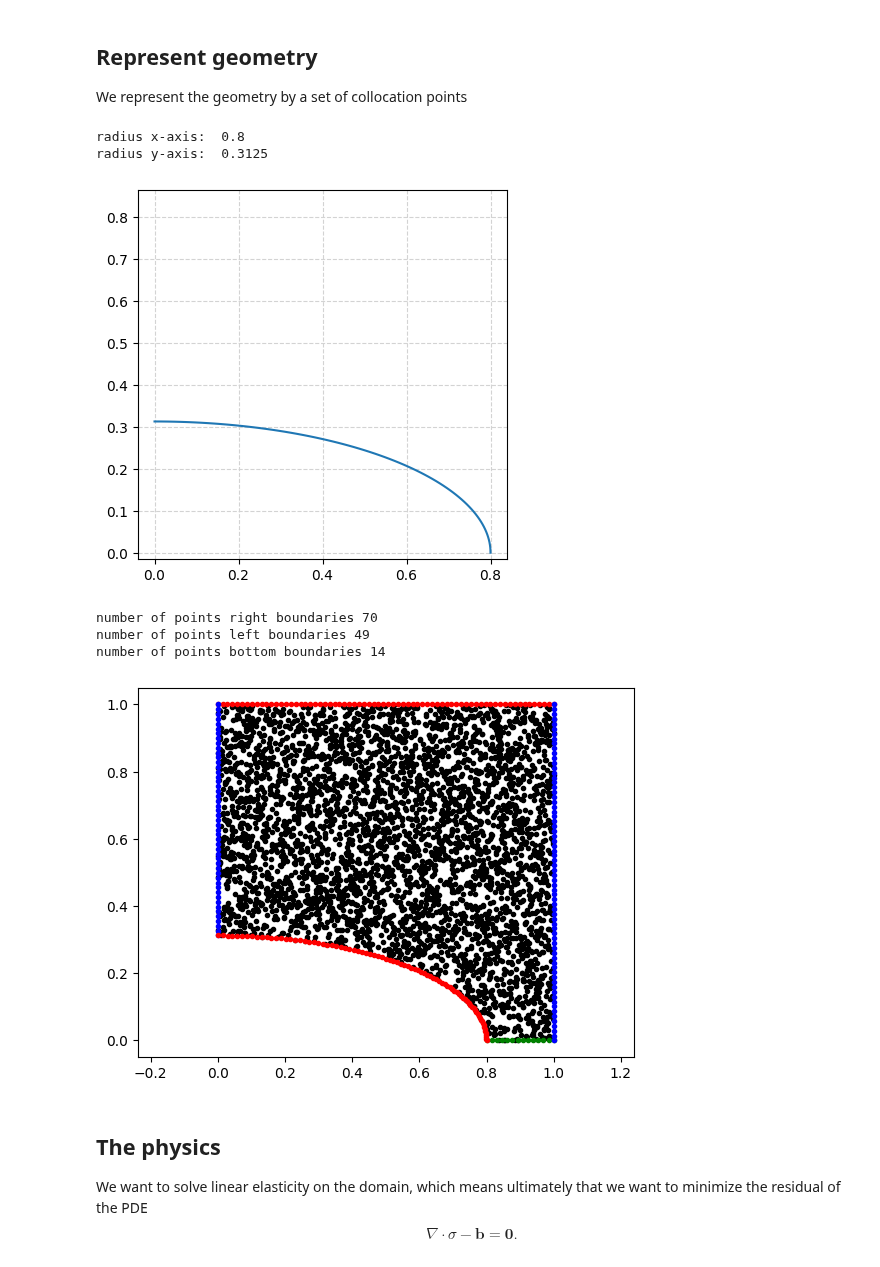
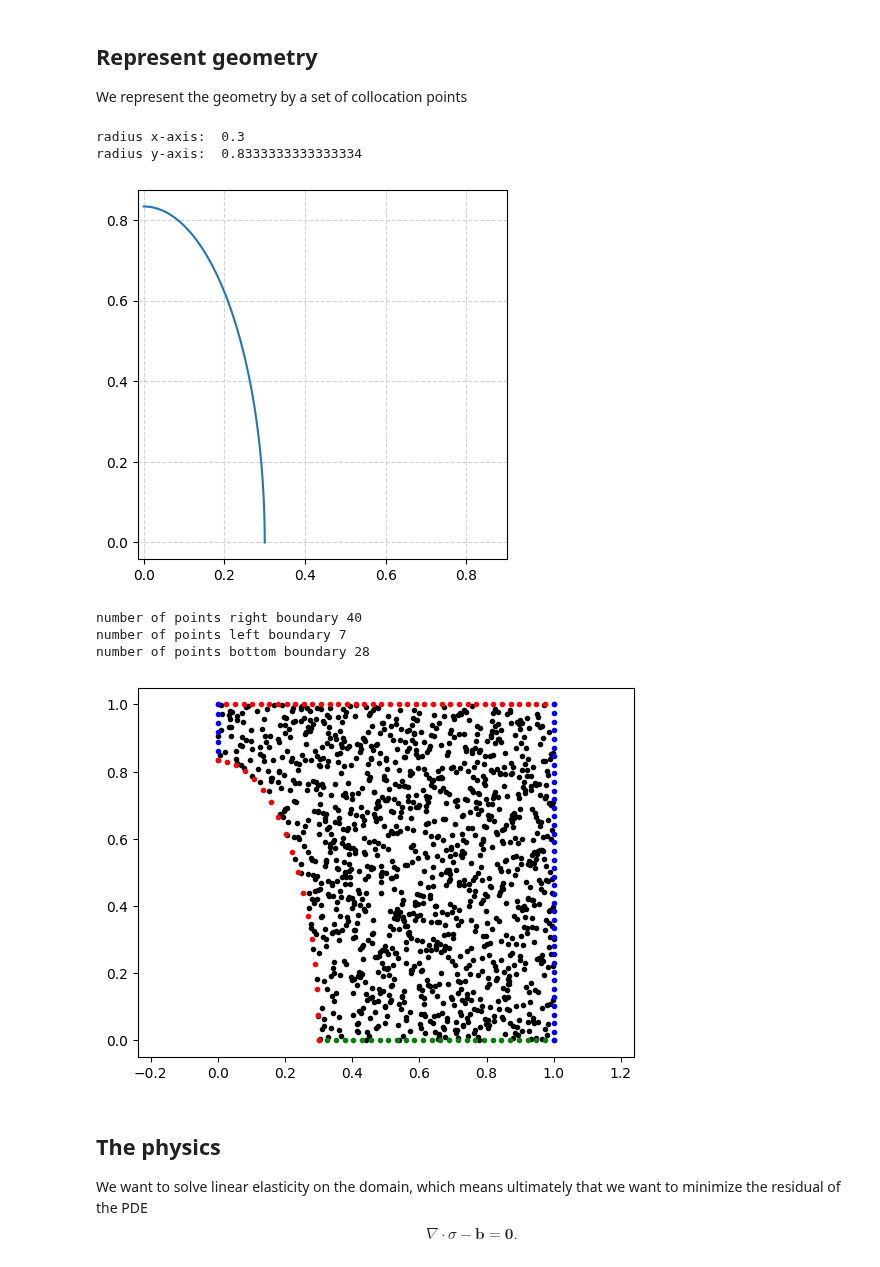
Before and after one commit to meyer-nils/numerical_examples, a Jupyter notebook: plate_hole_2d/ElliCHANGEDtorch.ipynb, the cells around one changed output. Saved outputs shown, nothing was run; the diff lists cells and outputs as text; code cells hidden in the pictures.

```diff
--- a/plate_hole_2d/ElliCHANGEDtorch.ipynb
+++ b/plate_hole_2d/ElliCHANGEDtorch.ipynb
@@ -12,14 +12,20 @@ import matplotlib.pyplot as plt
 import random
 from math import pi, ceil
 
-from global_constants import L, Re_x, B0, EPS0, MU, LBD, R
+#from global_constants import L, Re_x, B0, EPS0, MU, LBD, R
 
 
-Re_x = 0.8 #radius on the x-axis of the ellipse
+Re_x = 0.3 #radius on the x-axis of the ellipse
 SuAr= 0.25*pi   #surface area of the eclipse (= equal to SuAr of a circle with R=0.5)
 L = 1 #length of plate #info: muss noch gefixt werden -> momentan bei 1 lassen
-N = 70 #number of collocation Point in x-axis direction
+N = 40 #number of collocation Point in x-axis direction
 NN = ceil(N * (L-Re_x)/L) #number of collocation Point in both direction
+
+
+EPS0 = 0.1 # Applied strain at right boundary
+B0 = 0.0 # Applied body force field
+MU = 1 # Lame constants
+LBD = 2 # Lame constants
 
 def create_ellipse(Re_x,SuAr,max_length):
     while True:
@@ -73,43 +79,43 @@ def set_boundaries(Re_x, Re_y, L, N):
 
     x_bottom = torch.linspace(Re_x, L, ceil(N*(1-Re_x)))
     y_bottom = L * torch.zeros(ceil(N*(1-Re_x)), 1)
 
     phi = np.linspace(0, 0.5 * np.pi, int(N * 0.5 * np.pi * Re_x / L))
     x_hole = torch.tensor(Re_x * np.cos(phi), requires_grad=True).float()
     y_hole = torch.tensor(Re_y * np.sin(phi), requires_grad=True).float()
 
     #Frage an Nils: für was n_hole??
     n_hole = torch.tensor(np.stack([-np.cos(phi), -np.sin(phi)]).T).float()
 
-    print("number of points right boundaries", N)
-    print("number of points left boundaries", ceil(N*(1-Re_y)))
-    print("number of points bottom boundaries", ceil(N*(1-Re_x)))
+    print("number of points right boundary", N)
+    print("number of points left boundary", ceil(N*(1-Re_y)))
+    print("number of points bottom boundary", ceil(N*(1-Re_x)))
     return x_top, y_top, x_right, y_right, x_left, y_left, x_bottom, y_bottom, x_hole, y_hole, n_hole
 
 def plot_plate_with_hole(x_collo, y_collo,x_top, y_top, x_right, y_right, x_left, y_left, x_bottom, y_bottom, x_hole, y_hole):
     # Visualize geometry (Dirichlet blue, Neumann red)
     plt.plot(x_collo.detach(), y_collo.detach(), ".k")
     plt.plot(x_top.detach(), y_top.detach(), ".r")
     plt.plot(x_bottom, y_bottom, ".g")
     plt.plot(x_left, y_left, ".b")
     plt.plot(x_right, y_right, ".b")
     t = np.linspace(0, 0.5*pi, N)
     plt.plot(x_hole.detach(), y_hole.detach(), ".r")
     plt.axis("equal")
 
 Re_xnew, Re_ynew = create_ellipse(Re_x,SuAr, L)
 plot_quarter_elli(Re_xnew, Re_ynew)
 x_collo, y_collo = create_collocation_points(Re_xnew, Re_ynew, L, N)
 x_top, y_top, x_right, y_right, x_left, y_left, x_bottom, y_bottom, x_hole, y_hole, n_hole = set_boundaries(Re_xnew, Re_ynew, L, N)
 plot_plate_with_hole(x_collo, y_collo, x_top, y_top, x_right, y_right, x_left, y_left, x_bottom, y_bottom, x_hole, y_hole)
 # %% [output]
-radius x-axis:  0.8
-radius y-axis:  0.3125
+radius x-axis:  0.3
+radius y-axis:  0.8333333333333334
-[figure, old version]
+[figure, new version]
-number of points right boundaries 70
-number of points left boundaries 49
-number of points bottom boundaries 14
+number of points right boundary 40
+number of points left boundary 7
+number of points bottom boundary 28
-[figure, old version]
+[figure, new version]
 # %%
 class Net(torch.nn.Module):
     def __init__(self):
```
Also changed, not shown: parts of 2 cells of this notebook.
